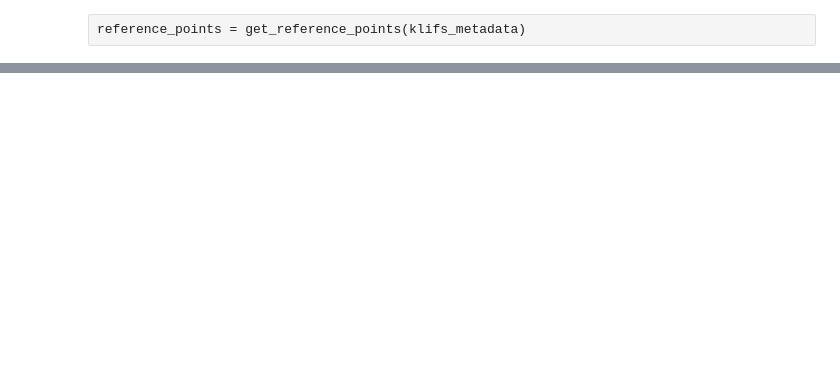
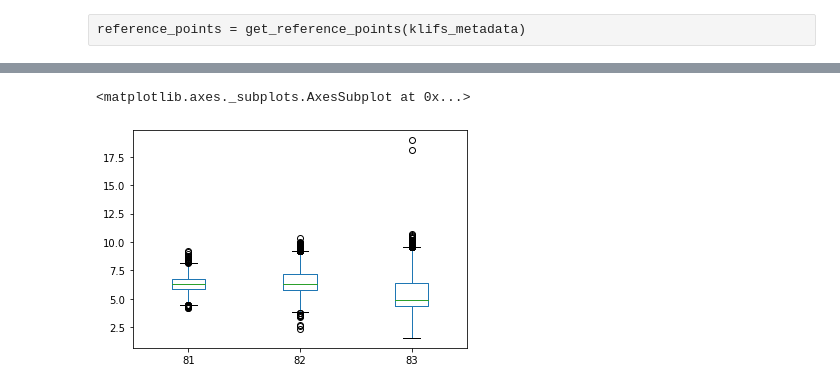
Before and after one commit to volkamerlab/kissim, a Jupyter notebook: examples/notebooks/reference_points.ipynb, the cells around one changed output, grey strips where cells are left out. Saved outputs shown, nothing was run; the diff lists cells and outputs as text; code cells hidden in the pictures; blank space fills up the shorter version.

```diff
--- a/examples/notebooks/reference_points.ipynb
+++ b/examples/notebooks/reference_points.ipynb
@@ -233,0 +262,20 @@ dtype: float64
+# %%
+distances_dfg = {}
+
+for metadata_id in metadata_ids:
+
+    try:
+        # Calculate vector between points
+        vectors_dfg = hinge_dfg_ca.loc[metadata_id].dfg.sub(
+            reference_points.loc[metadata_id].dfg_region,
+            axis=0
+        )
+
+        # Calculate vector norm (distance)
+        distance_dfg = vectors_dfg.apply(lambda x: scipy.linalg.norm(x), axis=0)
+
+    except ValueError:
+        print(metadata_id)
+        continue
+
+    distances_dfg[metadata_id] = distance_dfg
@@ -233,0 +300,16 @@ dtype: float64
+# %%
+distances_dfg = pd.concat(distances_dfg, axis=0)
+
+data_list = []
+residue_id_list = []
+
+for residue_id, data in distances_dfg.groupby(level='residues', sort=False):
+    data_list.append(pd.Series(list(data)))
+    residue_id_list.append(residue_id)
+
+distances_dfg = pd.concat(data_list, axis=1)
+distances_dfg.columns = residue_id_list
+distances_dfg.plot.box()
+# %% [output]
+<matplotlib.axes._subplots.AxesSubplot at 0x...>
+[figure, added]
```
Also changed, not shown: parts of 49 cells of this notebook, 2 other files.
